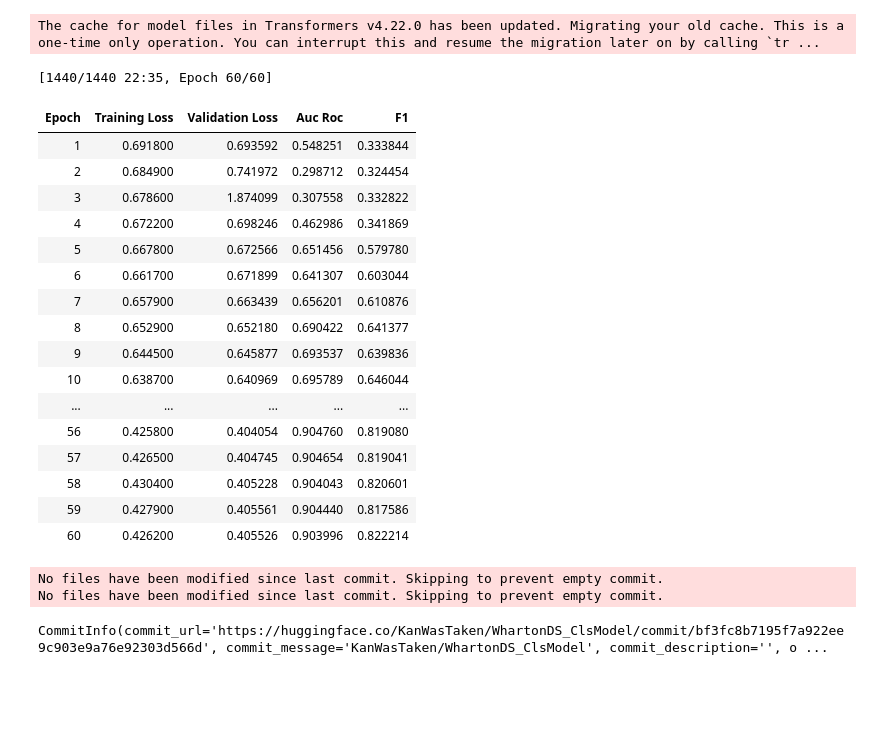
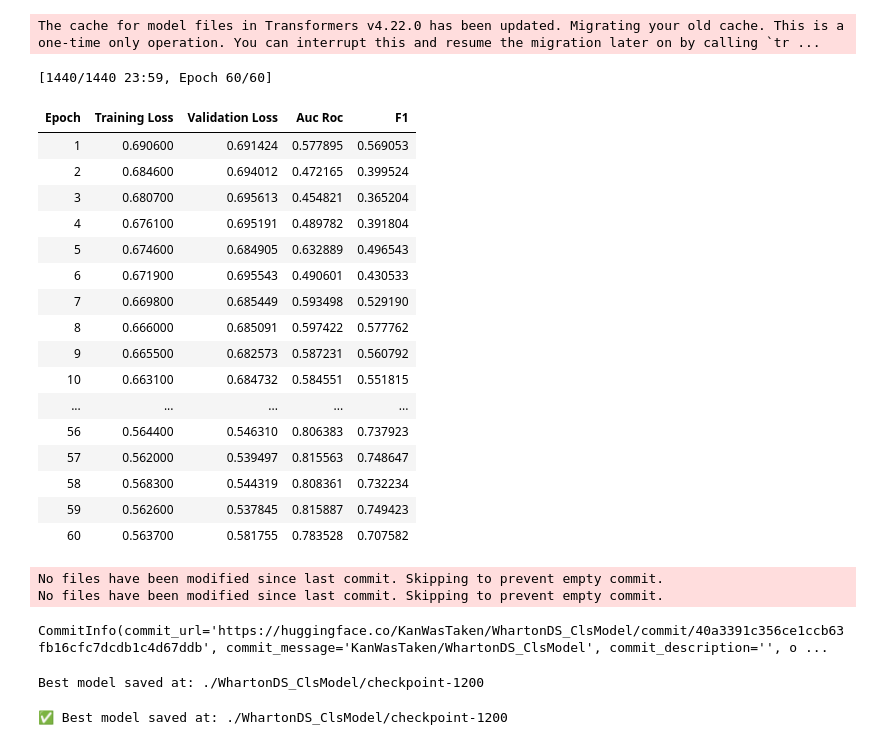
Before and after one commit to KangaOnGit/Wharton-Data-Science-Competition, a Jupyter notebook: Test1.ipynb, the cells around one changed output. Cells and saved outputs as stored; diff of their text form; code cells hidden in the pictures; blank space fills up the shorter version.

Commit message:
Kaggle Notebook | Classification Model (Wharton) | Version 35

```diff
--- a/Test1.ipynb
+++ b/Test1.ipynb
@@ -641,51 +641,63 @@ training_args = TrainingArguments(
     push_to_hub=True,
     optim = 'adamw_torch',
     lr_scheduler_type="cosine",
     hub_model_id="KanWasTaken/WhartonDS_ClsModel",
     load_best_model_at_end=True,
-    metric_for_best_model="loss",
+    metric_for_best_model="eval_loss",
     greater_is_better= False,
     save_total_limit = 1
 )
 
 # Initialize Model
 model = FeatureGroupingModel(FeatureGroupingConfig())
 
 trainer = Trainer(
     model=model.to(device),
     args=training_args,
     train_dataset=train_set,
     eval_dataset=val_set,
     compute_metrics=compute_metrics
 )
 
 # Train the Model
 trainer.train()
 
 # Save Model
 trainer.save_model("./WhartonDS_ClsModel")
 
 # Save Model to Hugging Face Hub
 trainer.push_to_hub("KanWasTaken/WhartonDS_ClsModel")
 # %% [output]
-[1440/1440 22:35, Epoch 60/60]
+[1440/1440 23:59, Epoch 60/60]
 | Epoch | Training Loss | Validation Loss | Auc Roc | F1 |
-| 1 | 0.691800 | 0.693592 | 0.548251 | 0.333844 |
-| 2 | 0.684900 | 0.741972 | 0.298712 | 0.324454 |
-| 3 | 0.678600 | 1.874099 | 0.307558 | 0.332822 |
-| 4 | 0.672200 | 0.698246 | 0.462986 | 0.341869 |
-| 5 | 0.667800 | 0.672566 | 0.651456 | 0.579780 |
-| 6 | 0.661700 | 0.671899 | 0.641307 | 0.603044 |
-| 7 | 0.657900 | 0.663439 | 0.656201 | 0.610876 |
-| 8 | 0.652900 | 0.652180 | 0.690422 | 0.641377 |
-| 9 | 0.644500 | 0.645877 | 0.693537 | 0.639836 |
-| 10 | 0.638700 | 0.640969 | 0.695789 | 0.646044 |
+| 1 | 0.690600 | 0.691424 | 0.577895 | 0.569053 |
+| 2 | 0.684600 | 0.694012 | 0.472165 | 0.399524 |
+| 3 | 0.680700 | 0.695613 | 0.454821 | 0.365204 |
+| 4 | 0.676100 | 0.695191 | 0.489782 | 0.391804 |
+| 5 | 0.674600 | 0.684905 | 0.632889 | 0.496543 |
+| 6 | 0.671900 | 0.695543 | 0.490601 | 0.430533 |
+| 7 | 0.669800 | 0.685449 | 0.593498 | 0.529190 |
+| 8 | 0.666000 | 0.685091 | 0.597422 | 0.577762 |
+| 9 | 0.665500 | 0.682573 | 0.587231 | 0.560792 |
+| 10 | 0.663100 | 0.684732 | 0.584551 | 0.551815 |
 | ... | ... | ... | ... | ... |
-| 56 | 0.425800 | 0.404054 | 0.904760 | 0.819080 |
-| 57 | 0.426500 | 0.404745 | 0.904654 | 0.819041 |
-| 58 | 0.430400 | 0.405228 | 0.904043 | 0.820601 |
-| 59 | 0.427900 | 0.405561 | 0.904440 | 0.817586 |
-| 60 | 0.426200 | 0.405526 | 0.903996 | 0.822214 |
+| 56 | 0.564400 | 0.546310 | 0.806383 | 0.737923 |
+| 57 | 0.562000 | 0.539497 | 0.815563 | 0.748647 |
+| 58 | 0.568300 | 0.544319 | 0.808361 | 0.732234 |
+| 59 | 0.562600 | 0.537845 | 0.815887 | 0.749423 |
+| 60 | 0.563700 | 0.581755 | 0.783528 | 0.707582 |
 No files have been modified since last commit. Skipping to prevent empty commit.
 No files have been modified since last commit. Skipping to prevent empty commit.
-CommitInfo(commit_url='https://huggingface.co/KanWasTaken/WhartonDS_ClsModel/commit/bf3fc8b7195f7a922ee9c903e9a76e92303d566d', commit_message='KanWasTaken/WhartonDS_ClsModel', commit_description='', o ...
+CommitInfo(commit_url='https://huggingface.co/KanWasTaken/WhartonDS_ClsModel/commit/40a3391c356ce1ccb63fb16cfc7dcdb1c4d67ddb', commit_message='KanWasTaken/WhartonDS_ClsModel', commit_description='', o ...
+# %%
+print("Best model saved at:", trainer.state.best_model_checkpoint)
+# %% [output]
+Best model saved at: ./WhartonDS_ClsModel/checkpoint-1200
+# %%
+best_model_path = trainer.state.best_model_checkpoint
+if best_model_path:
+    print(f"✅ Best model saved at: {best_model_path}")
+else:
+    print("❌ No best model found.")
+# %% [output]
+✅ Best model saved at: ./WhartonDS_ClsModel/checkpoint-1200
```
Also changed, not shown: parts of 1 cell of this notebook.
